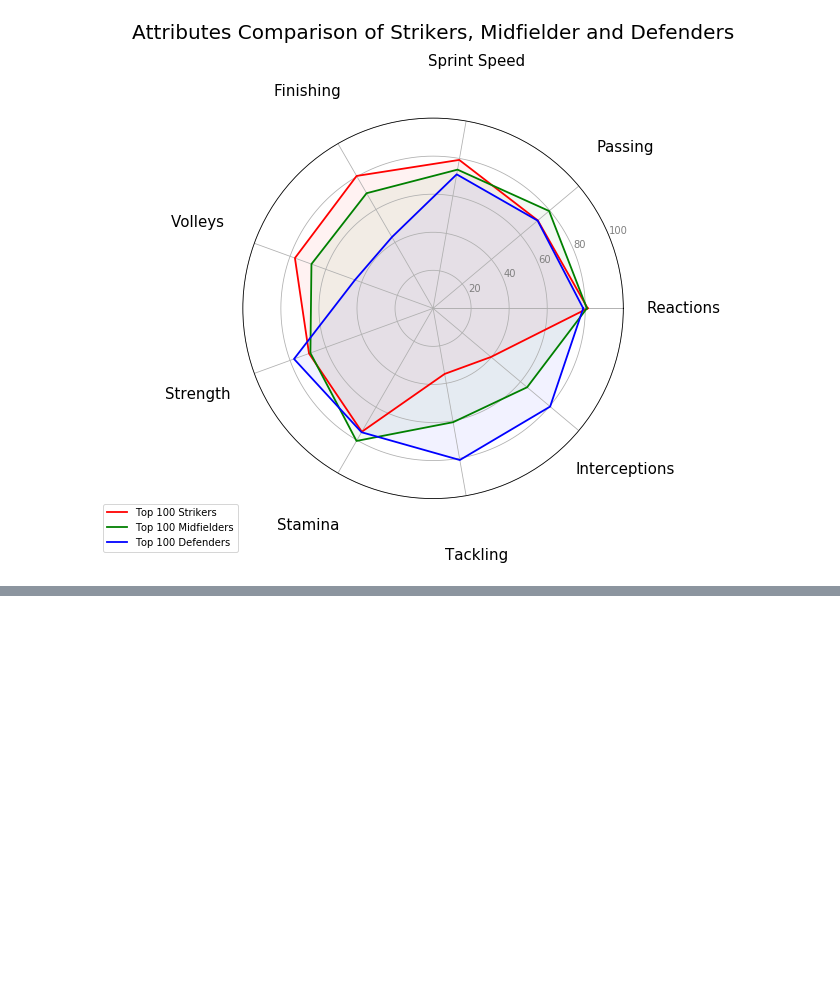
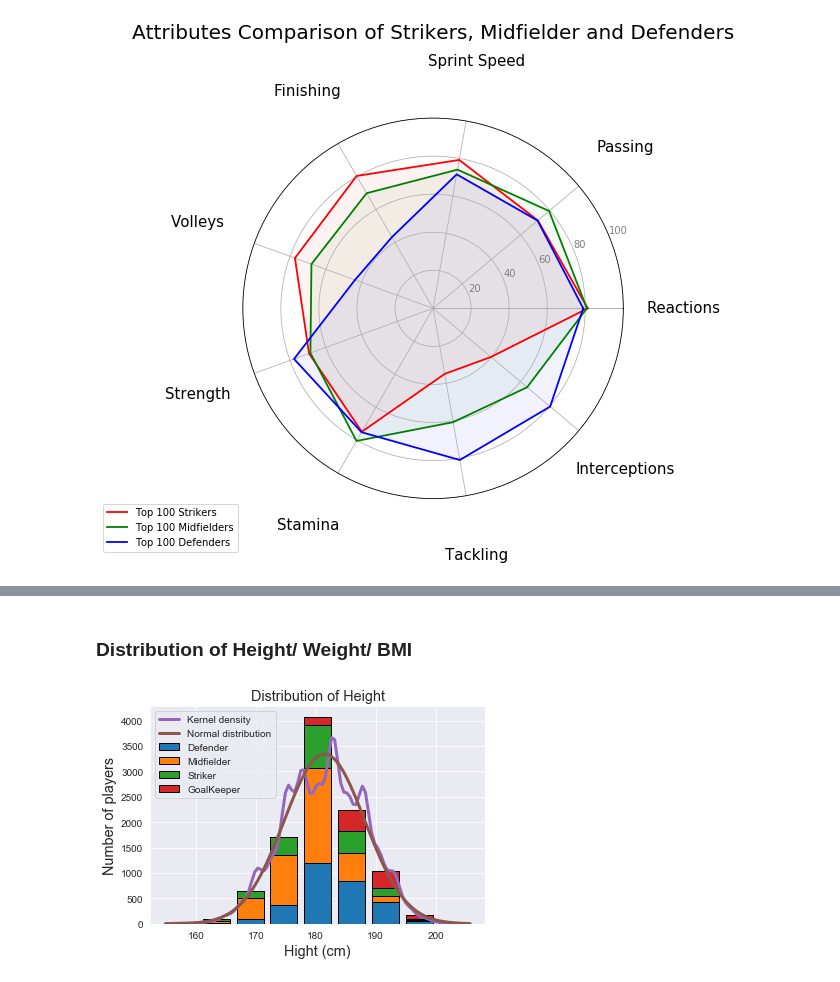
Before and after one commit to sharax/ECE_143_Group_11, a Jupyter notebook: Data Visualization.ipynb, the cells around one changed output, grey strips where cells are left out. Cells and saved outputs as stored; diff of their text form; code cells hidden in the pictures; blank space fills up the shorter version.

```diff
--- a/Data Visualization.ipynb
+++ b/Data Visualization.ipynb
@@ -72,0 +86,6 @@ comprehensive_attributes_radar_plot(comparison_attr_dict, comparison_attr_list,
+# %% [markdown]
+### Distribution of Height/ Weight/ BMI
+# %%
+single_attribute_distribution('Hight (cm)')
+# %% [output]
+[figure, added]
```
Also changed, not shown: parts of 19 cells of this notebook.
